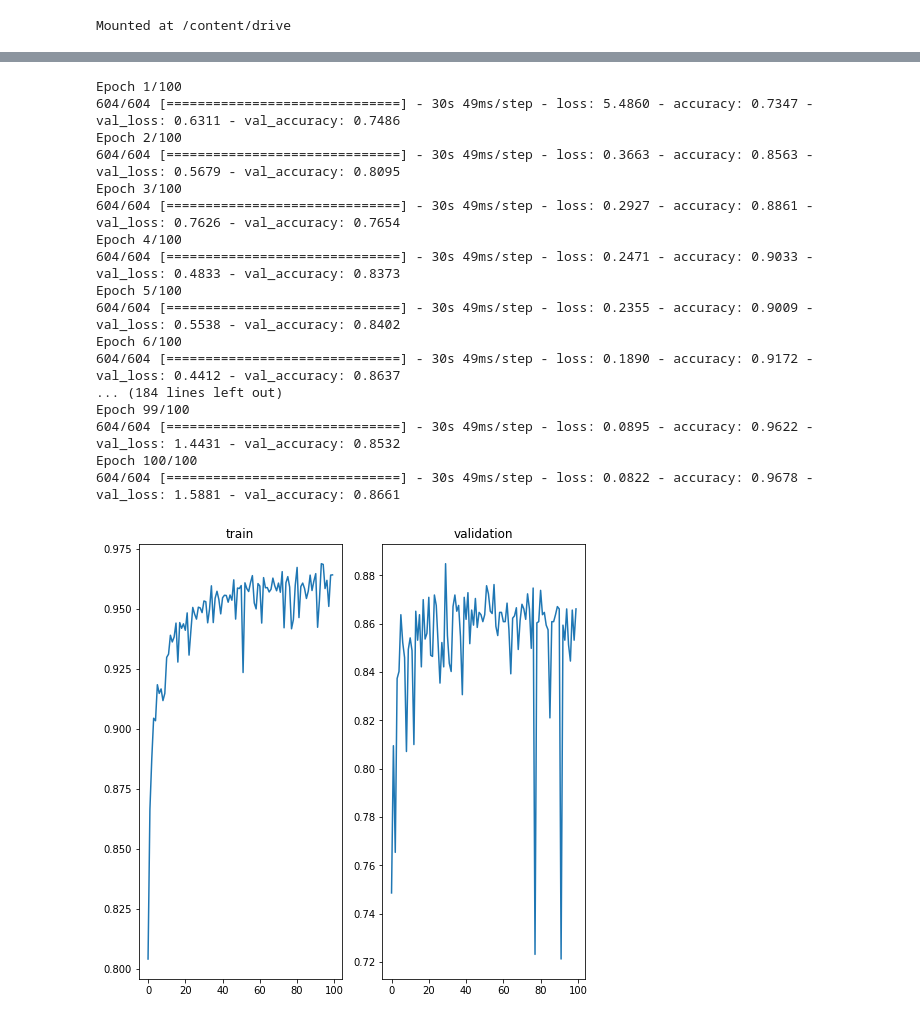
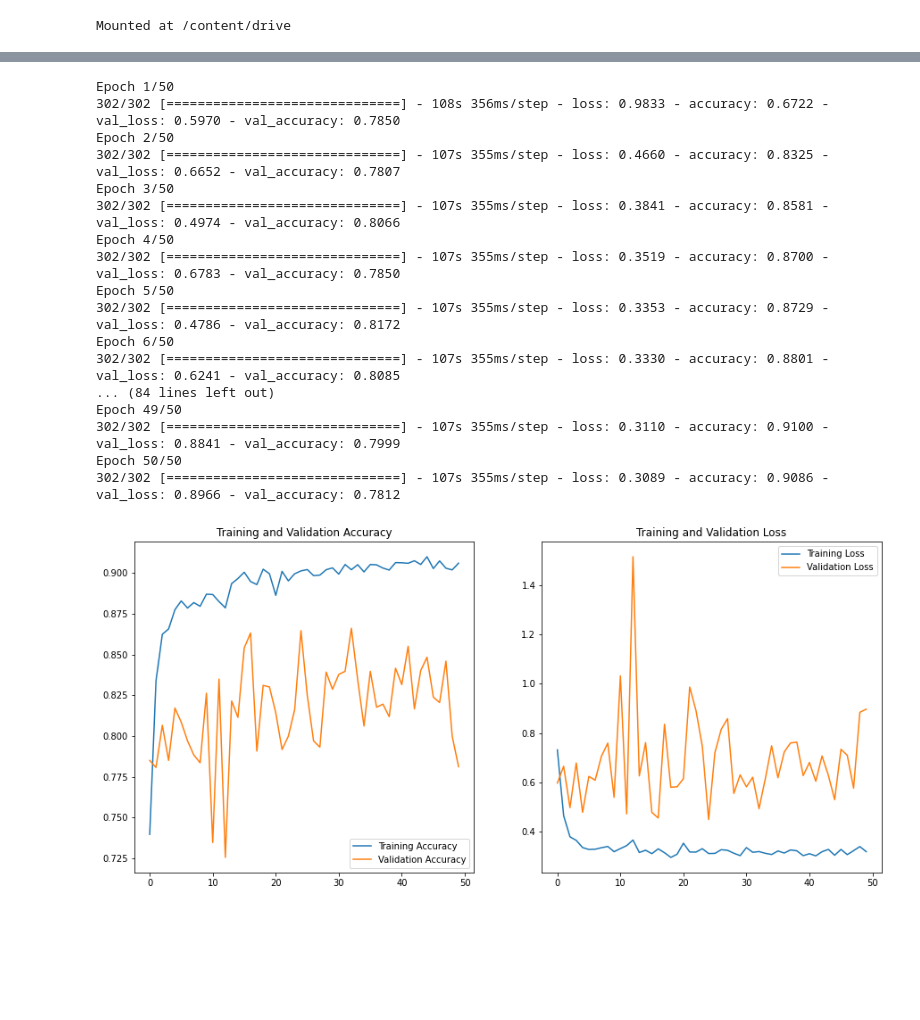
Before and after one commit to kortwael/PCD, a Jupyter notebook: pain detection/VGG19.ipynb, the cells around one changed output, grey strips where cells are left out. Saved outputs shown, nothing was run; the diff lists cells and outputs as text; code cells hidden in the pictures; blank space fills up the shorter version.

```diff
--- a/pain detection/VGG19.ipynb
+++ b/pain detection/VGG19.ipynb
@@ -140,7 +140,7 @@ for layer in vgg19_model.layers[:-1]:
     model.add(layer)
 for layer in model.layers:
     layer.trainable = False
-model.add(Dense(units=1028,activation='relu'))
+model.add(Dropout(0.4))
 model.add(Dense(units=3, activation='softmax'))
 model.summary()
 # %% [output]
@@ -162,40 +162,49 @@ Trainable params: 4,214,803
 Non-trainable params: 139,570,240
 _________________________________________________________________
 # %%
-model.compile(loss='sparse_categorical_crossentropy', optimizer=Adam(1e-2),metrics=['accuracy'])
-history = model.fit(x_train,y_train,epochs =100,batch_size=16, validation_data = (x_val, y_val))
+model.compile(loss='sparse_categorical_crossentropy', optimizer=Adam(1e-3),metrics=['accuracy'])
+history = model.fit(x_train,y_train,epochs =50,batch_size=32, validation_data = (x_val, y_val))
 # %% [output]
-Epoch 1/100
-604/604 [==============================] - 30s 49ms/step - loss: 5.4860 - accuracy: 0.7347 - val_loss: 0.6311 - val_accuracy: 0.7486
-Epoch 2/100
-604/604 [==============================] - 30s 49ms/step - loss: 0.3663 - accuracy: 0.8563 - val_loss: 0.5679 - val_accuracy: 0.8095
-Epoch 3/100
-604/604 [==============================] - 30s 49ms/step - loss: 0.2927 - accuracy: 0.8861 - val_loss: 0.7626 - val_accuracy: 0.7654
-Epoch 4/100
-604/604 [==============================] - 30s 49ms/step - loss: 0.2471 - accuracy: 0.9033 - val_loss: 0.4833 - val_accuracy: 0.8373
-Epoch 5/100
-604/604 [==============================] - 30s 49ms/step - loss: 0.2355 - accuracy: 0.9009 - val_loss: 0.5538 - val_accuracy: 0.8402
-Epoch 6/100
-604/604 [==============================] - 30s 49ms/step - loss: 0.1890 - accuracy: 0.9172 - val_loss: 0.4412 - val_accuracy: 0.8637
-... (184 lines left out)
-Epoch 99/100
-604/604 [==============================] - 30s 49ms/step - loss: 0.0895 - accuracy: 0.9622 - val_loss: 1.4431 - val_accuracy: 0.8532
-Epoch 100/100
-604/604 [==============================] - 30s 49ms/step - loss: 0.0822 - accuracy: 0.9678 - val_loss: 1.5881 - val_accuracy: 0.8661
+Epoch 1/50
+302/302 [==============================] - 108s 356ms/step - loss: 0.9833 - accuracy: 0.6722 - val_loss: 0.5970 - val_accuracy: 0.7850
+Epoch 2/50
+302/302 [==============================] - 107s 355ms/step - loss: 0.4660 - accuracy: 0.8325 - val_loss: 0.6652 - val_accuracy: 0.7807
+Epoch 3/50
+302/302 [==============================] - 107s 355ms/step - loss: 0.3841 - accuracy: 0.8581 - val_loss: 0.4974 - val_accuracy: 0.8066
+Epoch 4/50
+302/302 [==============================] - 107s 355ms/step - loss: 0.3519 - accuracy: 0.8700 - val_loss: 0.6783 - val_accuracy: 0.7850
+Epoch 5/50
+302/302 [==============================] - 107s 355ms/step - loss: 0.3353 - accuracy: 0.8729 - val_loss: 0.4786 - val_accuracy: 0.8172
+Epoch 6/50
+302/302 [==============================] - 107s 355ms/step - loss: 0.3330 - accuracy: 0.8801 - val_loss: 0.6241 - val_accuracy: 0.8085
+... (84 lines left out)
+Epoch 49/50
+302/302 [==============================] - 107s 355ms/step - loss: 0.3110 - accuracy: 0.9100 - val_loss: 0.8841 - val_accuracy: 0.7999
+Epoch 50/50
+302/302 [==============================] - 107s 355ms/step - loss: 0.3089 - accuracy: 0.9086 - val_loss: 0.8966 - val_accuracy: 0.7812
-# %%
-epochs=[i for i in range(100)]
-train_acc=history.history['accuracy']
-val_acc=history.history['val_accuracy']
-plt.figure(figsize=(8,8))
-plt.subplot(121)
-plt.plot(epochs,train_acc)
-plt.title('train')
-plt.subplot(122)
-plt.plot(epochs,val_acc)
-plt.title('validation')
-plt.show()
-# %% [output]
-[figure, removed]
+# %%
+acc = history.history['accuracy']
+val_acc = history.history['val_accuracy']
+loss = history.history['loss']
+val_loss = history.history['val_loss']
+
+epochs_range = range(50)
+
+plt.figure(figsize=(15, 15))
+plt.subplot(2, 2, 1)
+plt.plot(epochs_range, acc, label='Training Accuracy')
+plt.plot(epochs_range, val_acc, label='Validation Accuracy')
+plt.legend(loc='lower right')
+plt.title('Training and Validation Accuracy')
+
+plt.subplot(2, 2, 2)
+plt.plot(epochs_range, loss, label='Training Loss')
+plt.plot(epochs_range, val_loss, label='Validation Loss')
+plt.legend(loc='upper right')
+plt.title('Training and Validation Loss')
+plt.show()
+# %% [output]
+[figure, added]
 # %%
 results = model.evaluate(x_test, y_test)
 print(results)
```
Also changed, not shown: parts of 4 cells of this notebook.
